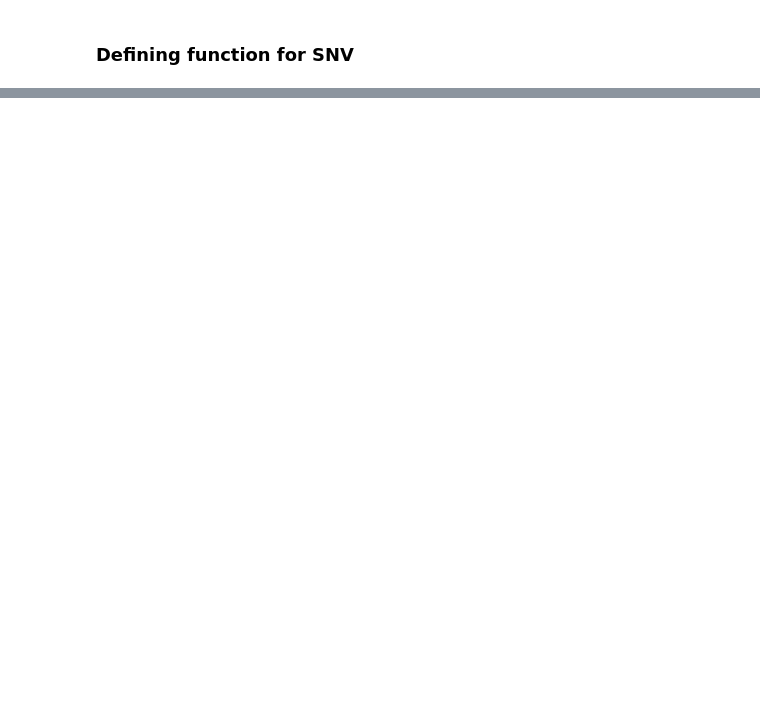
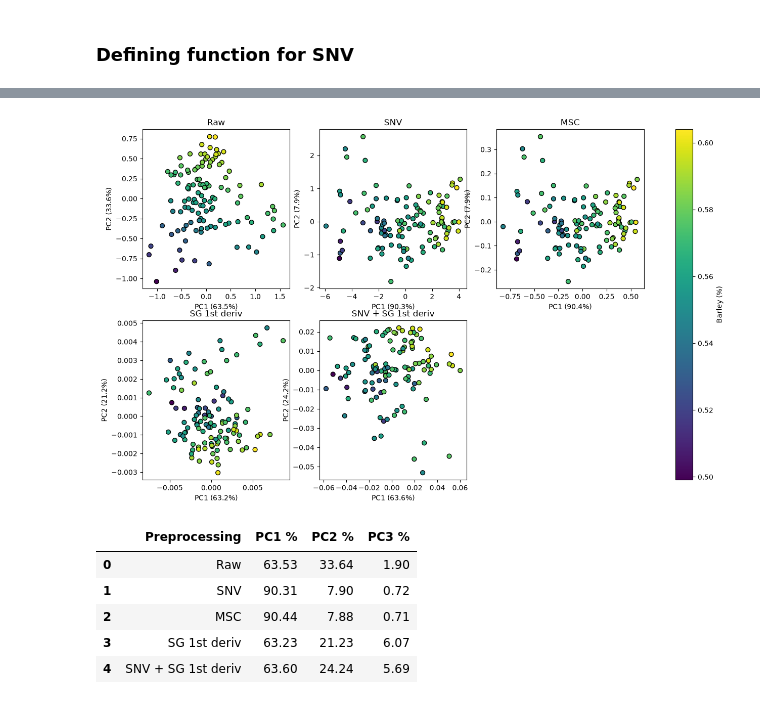
Before and after one commit to Pinakin-kathiriya/nir-preprocessing-effect-on-pca, a Jupyter notebook: 01_nir_data_reading_and_exploration.ipynb, the cells around one changed output, grey strips where cells are left out. Saved outputs shown, nothing was run; the diff lists cells and outputs as text; code cells hidden in the pictures; blank space fills up the shorter version.

```diff
--- a/01_nir_data_reading_and_exploration.ipynb
+++ b/01_nir_data_reading_and_exploration.ipynb
@@ -173,0 +187,42 @@ plt.show()
+# %%
+def apply_msc(X, reference=None):
+    ref = X.mean(axis=0) if reference is None else reference
+    out = np.empty_like(X, dtype=float)
+    for i, spec in enumerate(X):
+        slope, intercept = np.polyfit(ref, spec, 1)
+        out[i] = (spec - intercept) / slope
+    return out, ref
+
+x_train_msc, msc_ref = apply_msc(x_train)   # keep msc_ref for test data
+
+versions = {
+    "Raw": x_train,
+    "SNV": x_train_snv,
+    "MSC": x_train_msc,
+    "SG 1st deriv": x_train_sg1,
+    "SNV + SG 1st deriv": x_train_snv_sg1,
+}
+
+fig, axes = plt.subplots(2, 3, figsize=(16, 9))
+rows = []
+for ax, (name, X) in zip(axes.ravel(), versions.items()):
+    pca = PCA(n_components=5)
+    sc = pca.fit_transform(X)
+    ev = pca.explained_variance_ratio_ * 100
+    rows.append({"Preprocessing": name, "PC1 %": ev[0], "PC2 %": ev[1], "PC3 %": ev[2]})
+    s = ax.scatter(sc[:, 0], sc[:, 1], c=y_train, cmap="viridis", edgecolors="k", s=40)
+    ax.set_title(name)
+    ax.set_xlabel(f"PC1 ({ev[0]:.1f}%)")
+    ax.set_ylabel(f"PC2 ({ev[1]:.1f}%)")
+axes.ravel()[-1].axis("off")
+fig.colorbar(s, ax=axes, label="Barley (%)")
+plt.show()
+pd.DataFrame(rows).round(2)
+# %% [output]
+[figure, added]
+|  | Preprocessing | PC1 % | PC2 % | PC3 % |
+| 0 | Raw | 63.53 | 33.64 | 1.90 |
+| 1 | SNV | 90.31 | 7.90 | 0.72 |
+| 2 | MSC | 90.44 | 7.88 | 0.71 |
+| 3 | SG 1st deriv | 63.23 | 21.23 | 6.07 |
+| 4 | SNV + SG 1st deriv | 63.60 | 24.24 | 5.69 |
```
Also changed, not shown: parts of 11 cells of this notebook.
